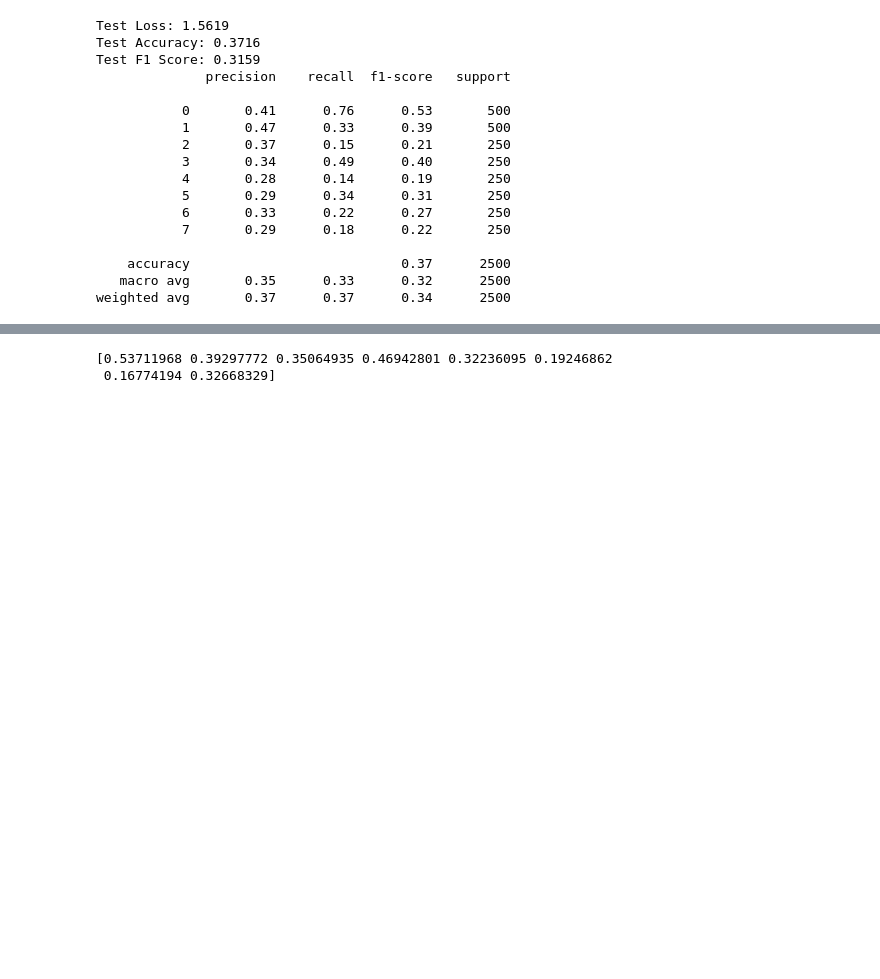
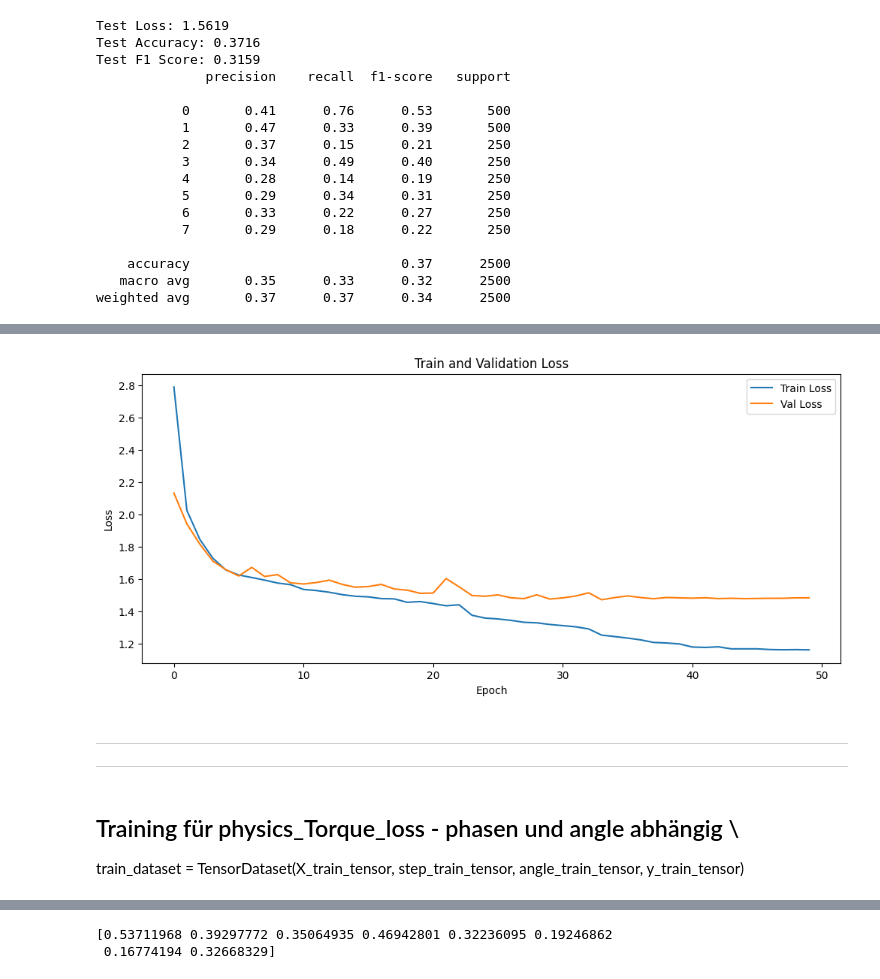
Before and after one commit to LukasMorgenthal/Anomaly-Detection-with-pyscrew-dataset, a Jupyter notebook: PINN-testlauf.ipynb, the cells around one changed output, grey strips where cells are left out. Saved outputs shown, nothing was run; the diff lists cells and outputs as text; code cells hidden in the pictures; blank space fills up the shorter version.

```diff
--- a/PINN-testlauf.ipynb
+++ b/PINN-testlauf.ipynb
@@ -532,31 +718,0 @@ plt.show()
-# %%
-model.eval()
-test_loss = 0.0
-all_preds = []
-all_labels = []
-
-with torch.no_grad():
-    for X_test_batch, y_test_batch in test_loader:
-        X_test_batch = X_test_batch.to(device)
-        y_test_batch = y_test_batch.to(device)
-
-        class_output, phys_output = model(X_test_batch)
-
-        class_loss = criterion(class_output, y_test_batch)
-        phys_loss = pde_phi_loss(phys_output)
-        loss = class_loss + lambda_phi * phys_loss
-
-        test_loss += loss.item()
-
-        preds = torch.argmax(class_output, dim=1)
-        all_preds.extend(preds.cpu().numpy())
-        all_labels.extend(y_test_batch.cpu().numpy())
-
-avg_test_loss = test_loss / len(test_loader)
-test_acc = accuracy_score(all_labels, all_preds)
-test_f1 = f1_score(all_labels, all_preds, average="macro")
-
-print(f"Test Loss: {avg_test_loss:.4f}")
-print(f"Test Accuracy: {test_acc:.4f}")
-print(f"Test F1 Score: {test_f1:.4f}")
-print(classification_report(all_labels, all_preds))
@@ -592,0 +814,19 @@ plt.show()
+# %%
+import matplotlib.pyplot as plt
+epoch_count = range( len(train_losses))
+plt.figure(figsize=(12, 5))
+plt.plot(epoch_count, train_losses, label='Train Loss')
+plt.plot(epoch_count, val_losses, label='Val Loss')
+plt.title("Train and Validation Loss")
+plt.ylabel("Loss")
+plt.xlabel("Epoch")
+plt.legend()
+plt.show()
+# %% [output]
+[figure, added]
+# %% [markdown]
+__________________________________________________________________________________________________________________________________
+__________________________________________________________________________________________________________________________________
+# %% [markdown]
+## Training für physics_Torque_loss - phasen und angle abhängig \
+train_dataset = TensorDataset(X_train_tensor, step_train_tensor, angle_train_tensor, y_train_tensor)
```
Also changed, not shown: parts of 29 cells of this notebook.
